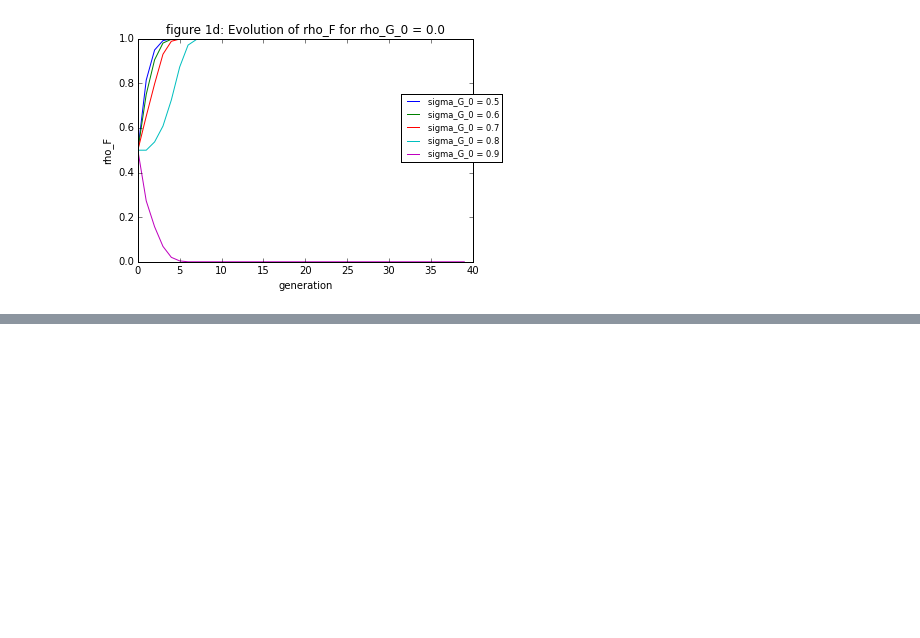
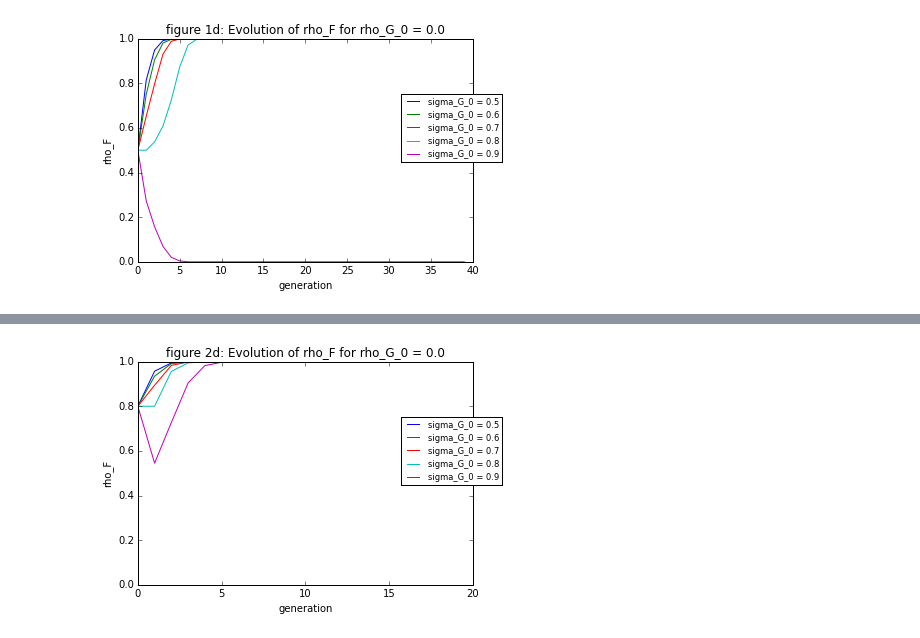
Before and after one commit to nversbra/GameTheory, a Jupyter notebook: GT/results/Plots.ipynb, the cells around one changed output, grey strips where cells are left out. Saved outputs shown, nothing was run; the diff lists cells and outputs as text; code cells hidden in the pictures; blank space fills up the shorter version.

```diff
--- a/GT/results/Plots.ipynb
+++ b/GT/results/Plots.ipynb
@@ -156,0 +197,24 @@ pl.show()
+# %%
+data_2d_5 = pd.read_csv('2d_rhoG0/2d_sigmaG5_rhoG0.txt').as_matrix()
+data_2d_6 = pd.read_csv('2d_rhoG0/2d_sigmaG6_rhoG0.txt').as_matrix()
+data_2d_7 = pd.read_csv('2d_rhoG0/2d_sigmaG7_rhoG0.txt').as_matrix()
+data_2d_8 = pd.read_csv('2d_rhoG0/2d_sigmaG8_rhoG0.txt').as_matrix()
+data_2d_9 = pd.read_csv('2d_rhoG0/2d_sigmaG9_rhoG0.txt').as_matrix()
+# %%
+%matplotlib inline
+pl.figure()
+plotrange = 20
+pl.axis([0, plotrange, 0, 1])
+nFunda_fair_index = 2;
+pl.plot([data_2d_5[i][nFunda_fair_index] for i in range(0,plotrange)], label ='sigma_G_0 = 0.5')
+pl.plot([data_2d_6[i][nFunda_fair_index] for i in range(0,plotrange)], label ='sigma_G_0 = 0.6')
+pl.plot([data_2d_7[i][nFunda_fair_index] for i in range(0,plotrange)], label ='sigma_G_0 = 0.7')
+pl.plot([data_2d_8[i][nFunda_fair_index] for i in range(0,plotrange)], label ='sigma_G_0 = 0.8')
+pl.plot([data_2d_9[i][nFunda_fair_index] for i in range(0,plotrange)], label ='sigma_G_0 = 0.9')
+pl.legend(fontsize = 'small', loc='center right', bbox_to_anchor=(1.1, .6))
+pl.title('figure 2d: Evolution of rho_F for rho_G_0 = 0.0')
+pl.ylabel('rho_F')
+pl.xlabel('generation')
+pl.show()
+# %% [output]
+[figure, added]
```
Also changed, not shown: parts of 13 cells of this notebook, 10 other files.
